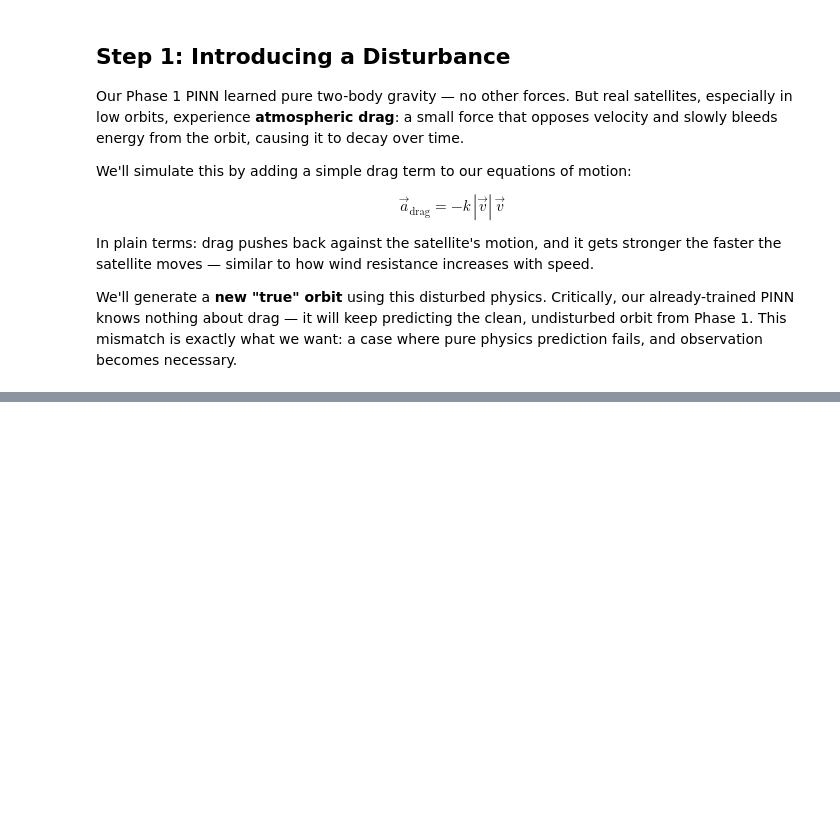
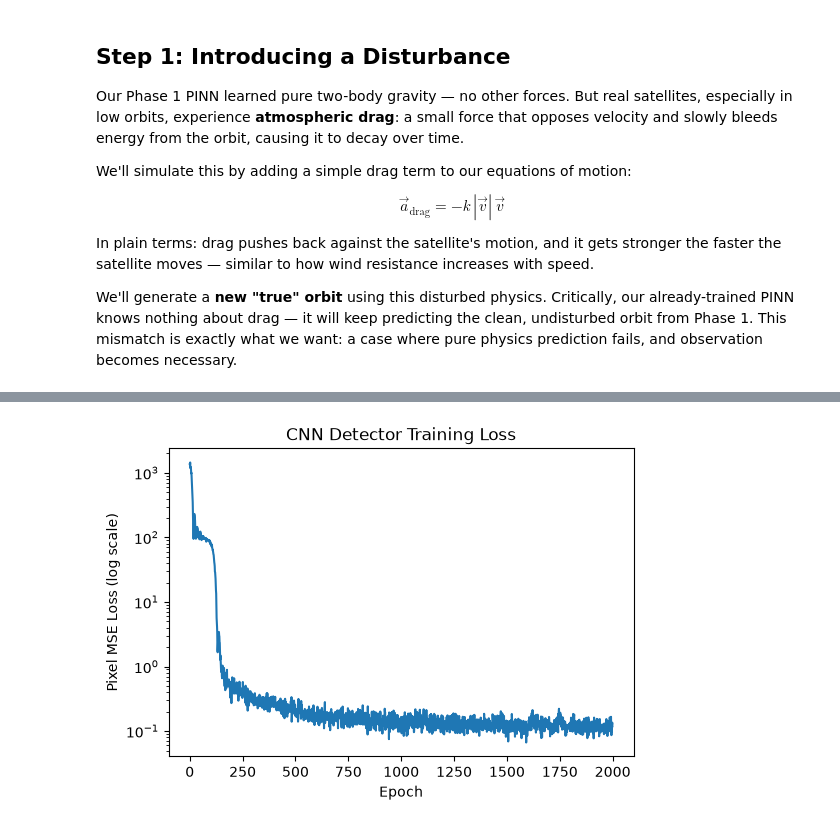
Before and after one commit to VicDeni/orbital-pinn, a Jupyter notebook: notebooks/02_vision_assisted_correction.ipynb, the cells around one changed output, grey strips where cells are left out. Cells and saved outputs as stored; diff of their text form; code cells hidden in the pictures; blank space fills up the shorter version.

```diff
--- a/notebooks/02_vision_assisted_correction.ipynb
+++ b/notebooks/02_vision_assisted_correction.ipynb
@@ -30,0 +294,53 @@ We'll generate a **new "true" orbit** using this disturbed physics. Critically,
+# %%
+def make_training_batch(batch_size=64):
+    """
+    Samples random points along the disturbed orbit, renders a telescope
+    image for each, and returns (images, pixel_labels) as tensors.
+    """
+    indices = np.random.randint(0, len(x_disturbed), size=batch_size)
+
+    images = np.zeros((batch_size, 1, image_size, image_size), dtype=np.float32)
+    labels = np.zeros((batch_size, 2), dtype=np.float32)
+
+    for i, idx in enumerate(indices):
+        img, (px, py) = generate_telescope_image(x_disturbed[idx], y_disturbed[idx])
+        images[i, 0] = img
+        labels[i] = [px, py]
+
+    images_t = torch.tensor(images, device=device)
+    labels_t = torch.tensor(labels, device=device)
+    return images_t, labels_t
+
+
+# --- Training loop ---
+optimizer = torch.optim.Adam(detector.parameters(), lr=1e-3)
+n_epochs = 2000
+batch_size = 64
+detector_loss_history = []
+
+for epoch in range(n_epochs):
+    detector.train()
+    images, labels = make_training_batch(batch_size)
+
+    optimizer.zero_grad()
+    preds = detector(images)
+    loss = nn.functional.mse_loss(preds, labels)
+    loss.backward()
+    optimizer.step()
+
+    detector_loss_history.append(loss.item())
+
+    if epoch % 200 == 0:
+        print(f"Epoch {epoch:4d} | Pixel MSE loss: {loss.item():.4f}")
+
+print("Detector training complete.")
+
+# --- Plot training loss ---
+plt.figure(figsize=(6, 4))
+plt.plot(detector_loss_history)
+plt.yscale("log")
+plt.xlabel("Epoch")
+plt.ylabel("Pixel MSE Loss (log scale)")
+plt.title("CNN Detector Training Loss")
+plt.show()
+# %% [output]
@@ -30,0 +358 @@ We'll generate a **new "true" orbit** using this disturbed physics. Critically,
+[figure, added]
```
Also changed, not shown: parts of 13 cells of this notebook.
